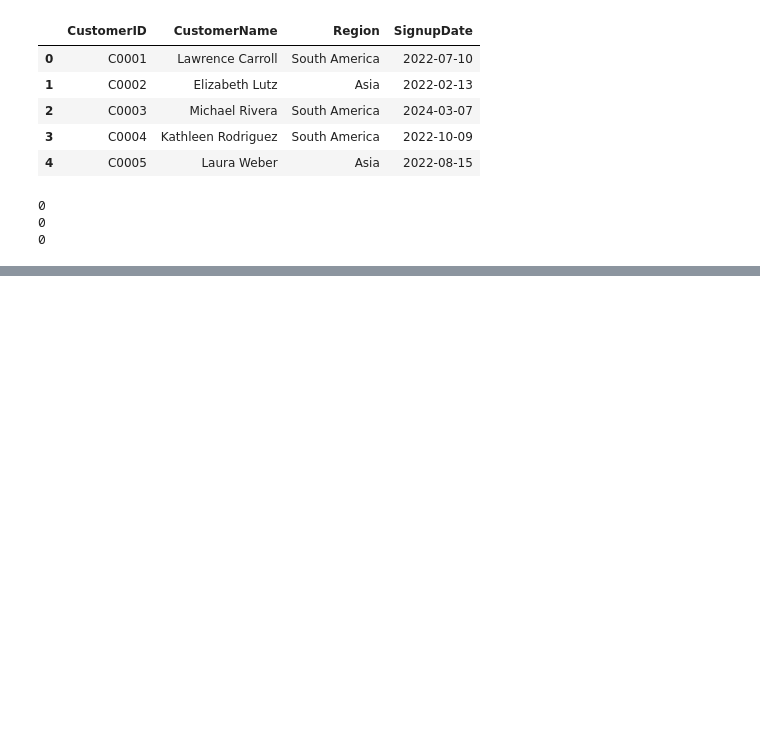
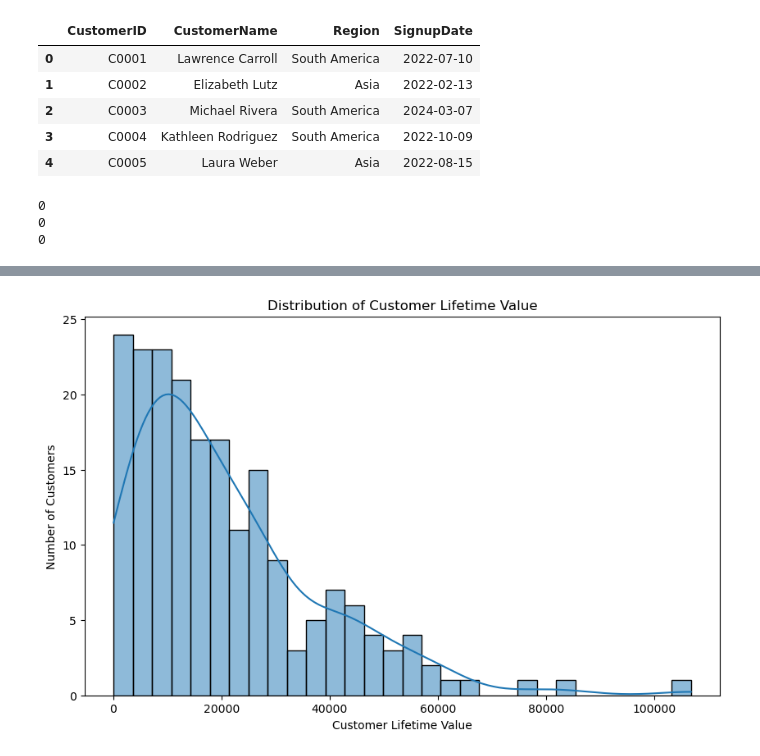
Before and after one commit to Nishanthan15me104/Zeotap, a Jupyter notebook: nishanthan_S_EDA.ipynb, the cells around one changed output, grey strips where cells are left out. Cells and saved outputs as stored; diff of their text form; code cells hidden in the pictures; blank space fills up the shorter version.

```diff
--- a/nishanthan_S_EDA.ipynb
+++ b/nishanthan_S_EDA.ipynb
@@ -103,0 +185,11 @@ plt.show()
+# %%
+# 1. Merge Transactions with Customers
+#    Join on CustomerID to get customer details in the transactions
+merged_df1 = pd.merge(df_transactions, df_customers, on='CustomerID', how='left')
+
+# 2. Merge the result with Products
+#    Join on ProductID to get product details
+merged_df = pd.merge(merged_df1, df_products, on='ProductID', how='left')
+
+# Now, merged_df contains all the information from the three DataFrames:
+merged_df.head(5)
@@ -103,0 +264,23 @@ plt.show()
+# %%
+# Calculate customer revenue
+customer_revenue = merged_df.groupby('CustomerID')['TotalValue'].sum()
+
+# Calculate average purchase frequency (simplified)
+customer_frequency = merged_df.groupby('CustomerID')['TransactionID'].nunique()
+
+# Calculate CLTV (simplified)
+cltv = customer_revenue * customer_frequency
+
+# Segment customers based on CLTV
+cltv_segments = pd.qcut(cltv, q=3, labels=['Low-Value', 'Mid-Value', 'High-Value'])
+merged_df['CLTV_Segment'] = cltv_segments
+
+# Visualize CLTV distribution
+plt.figure(figsize=(10, 6))
+sns.histplot(cltv, bins=30, kde=True)
+plt.xlabel('Customer Lifetime Value')
+plt.ylabel('Number of Customers')
+plt.title('Distribution of Customer Lifetime Value')
+plt.show()
+# %% [output]
+[figure, added]
```
Also changed, not shown: parts of 16 cells of this notebook, 1 other file.
